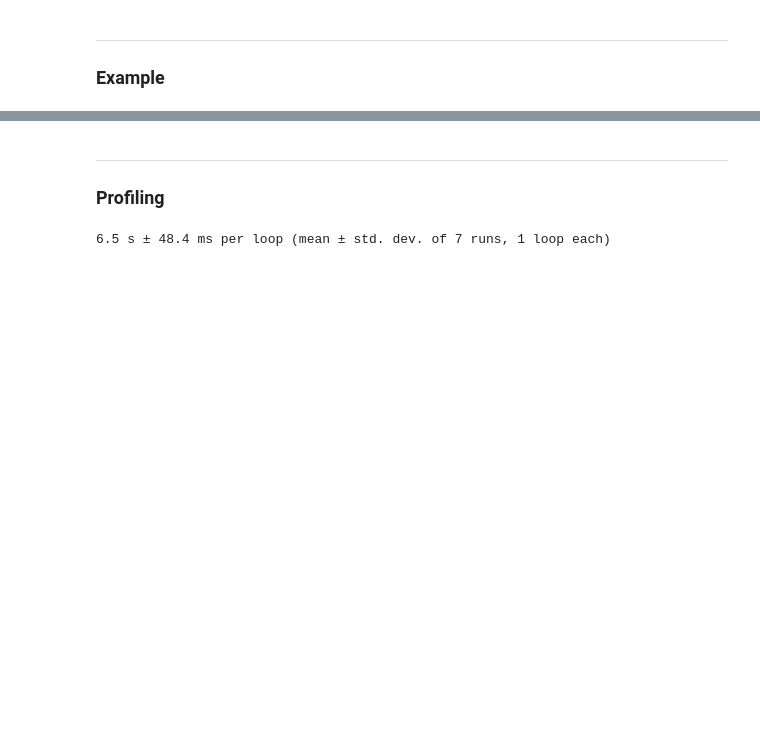
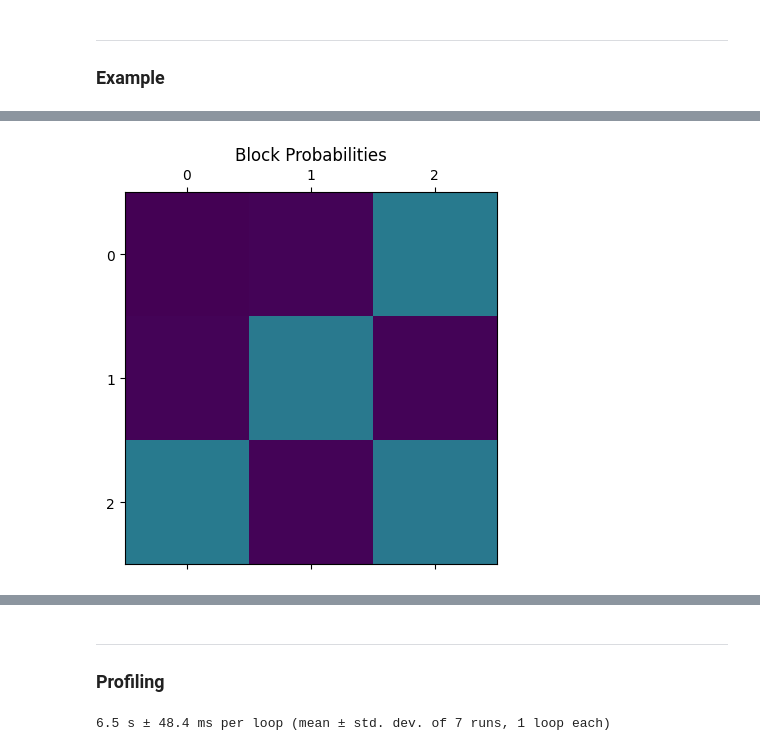
Before and after one commit to willarliss/IRLS-SBM, a Jupyter notebook: test.ipynb, the cells around one changed output, grey strips where cells are left out. Cells and saved outputs as stored; diff of their text form; code cells hidden in the pictures; blank space fills up the shorter version.

```diff
--- a/test.ipynb
+++ b/test.ipynb
@@ -37,0 +38,6 @@ plt.show()
+# %%
+plt.matshow(probs, vmin=0, vmax=1)
+plt.title('Block Probabilities')
+plt.show()
+# %% [output]
+[figure, added]
```
Also changed, not shown: parts of 12 cells of this notebook, 2 other files.
